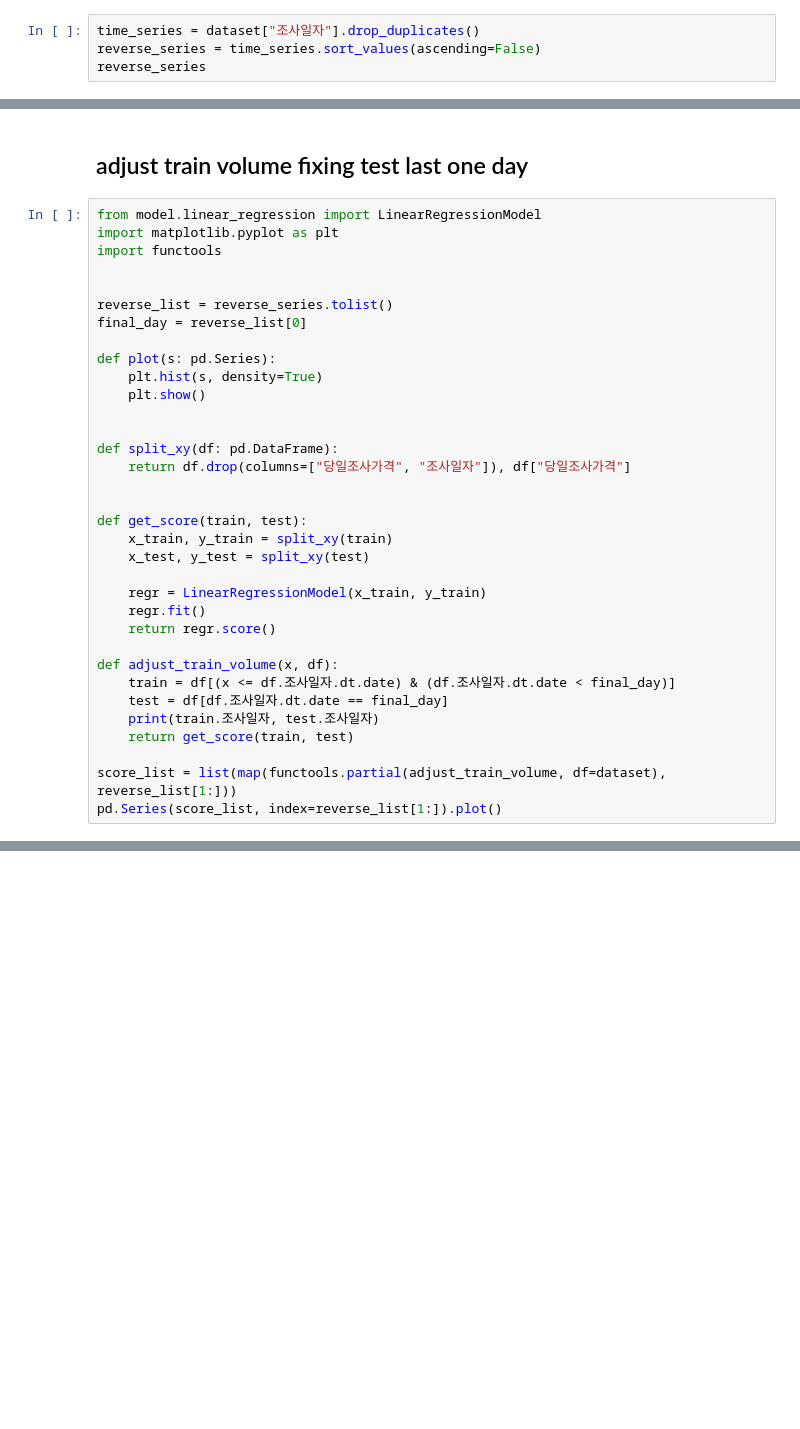
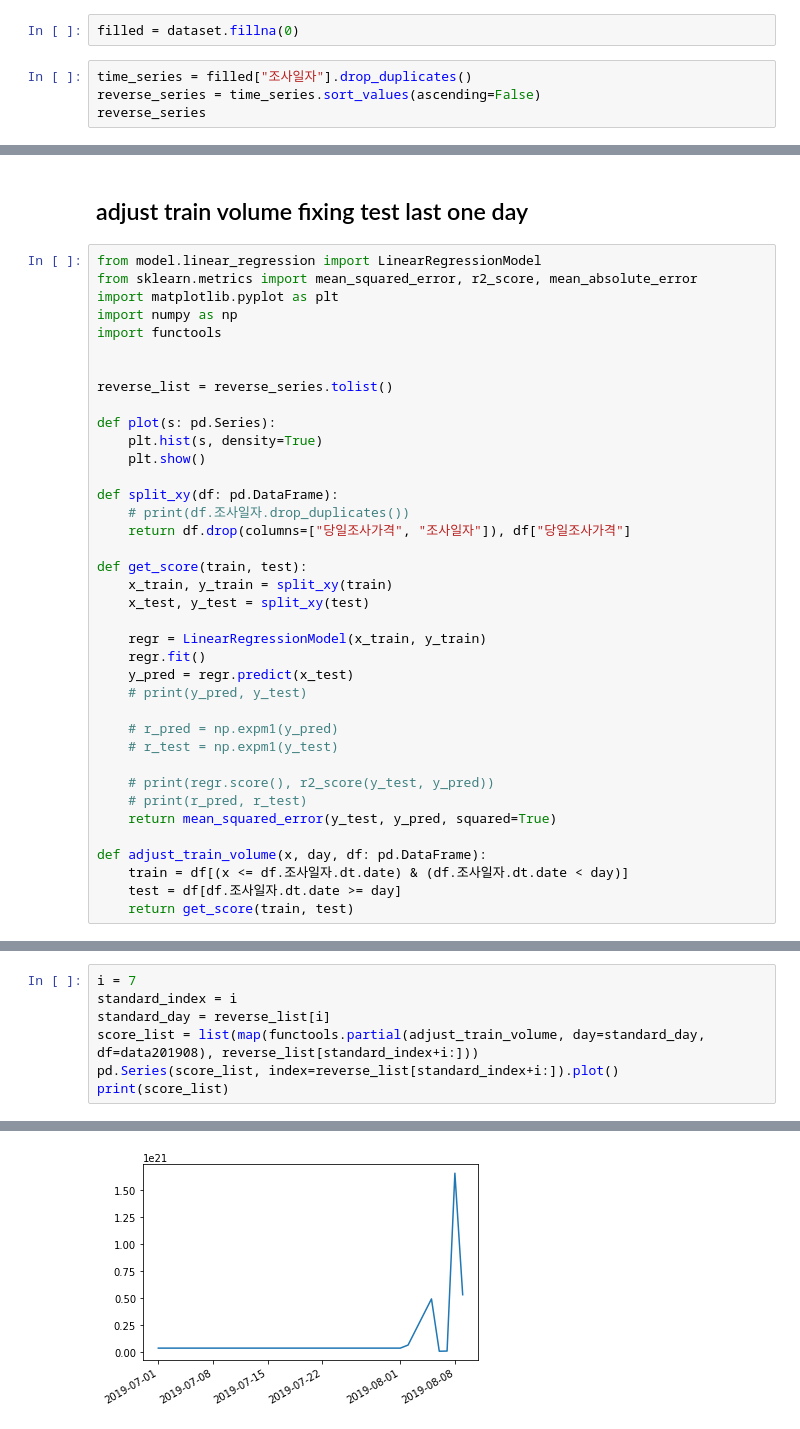
Before and after one commit to meowpunch/bobsim-research, a Jupyter notebook: src/main/python/grid_search.ipynb, the cells around one changed output, grey strips where cells are left out. Saved outputs shown, nothing was run; the diff lists cells and outputs as text; blank space fills up the shorter version.

```diff
--- a/src/main/python/grid_search.ipynb
+++ b/src/main/python/grid_search.ipynb
@@ -34,5 +60,7 @@ dataset = pd.merge(
+# %%
+filled = dataset.fillna(0)
 # %%
-time_series = dataset["조사일자"].drop_duplicates()
+time_series = filled["조사일자"].drop_duplicates()
 reverse_series = time_series.sort_values(ascending=False)
 reverse_series
 # %% [output]
@@ -61,21 +89,21 @@ Dataset = collections.namedtuple("Dataset", ["train", "test"])
 ## adjust train volume fixing test last one day
 # %%
 from model.linear_regression import LinearRegressionModel
+from sklearn.metrics import mean_squared_error, r2_score, mean_absolute_error
 import matplotlib.pyplot as plt
+import numpy as np
 import functools
 
 
 reverse_list = reverse_series.tolist()
-final_day = reverse_list[0]
 
 def plot(s: pd.Series):
     plt.hist(s, density=True)
     plt.show()
 
-
 def split_xy(df: pd.DataFrame):
+    # print(df.조사일자.drop_duplicates())
     return df.drop(columns=["당일조사가격", "조사일자"]), df["당일조사가격"]
-
 
 def get_score(train, test):
     x_train, y_train = split_xy(train)
@@ -83,13 +111,17 @@ def get_score(train, test):
 
     regr = LinearRegressionModel(x_train, y_train)
     regr.fit()
-    return regr.score()
+    y_pred = regr.predict(x_test)
+    # print(y_pred, y_test)
 
-def adjust_train_volume(x, df):
-    train = df[(x <= df.조사일자.dt.date) & (df.조사일자.dt.date < final_day)]
-    test = df[df.조사일자.dt.date == final_day]
-    print(train.조사일자, test.조사일자)
+    # r_pred = np.expm1(y_pred)
+    # r_test = np.expm1(y_test)
+
+    # print(regr.score(), r2_score(y_test, y_pred))
+    # print(r_pred, r_test)
+    return mean_squared_error(y_test, y_pred, squared=True)
+
+def adjust_train_volume(x, day, df: pd.DataFrame):
+    train = df[(x <= df.조사일자.dt.date) & (df.조사일자.dt.date < day)]
+    test = df[df.조사일자.dt.date >= day]
     return get_score(train, test)
-
-score_list = list(map(functools.partial(adjust_train_volume, df=dataset), reverse_list[1:]))
-pd.Series(score_list, index=reverse_list[1:]).plot()
@@ -145,0 +128,8 @@ Name: 당일조사가격, Length: 2000, dtype: float64
+# %%
+i = 7
+standard_index = i
+standard_day = reverse_list[i]
+score_list = list(map(functools.partial(adjust_train_volume, day=standard_day, df=data201908), reverse_list[standard_index+i:]))
+pd.Series(score_list, index=reverse_list[standard_index+i:]).plot()
+print(score_list)
+# %% [output]
@@ -145,0 +137 @@ Name: 당일조사가격, Length: 2000, dtype: float64
+[figure, added]
```
Also changed, not shown: parts of 17 cells of this notebook, 2 other files.
